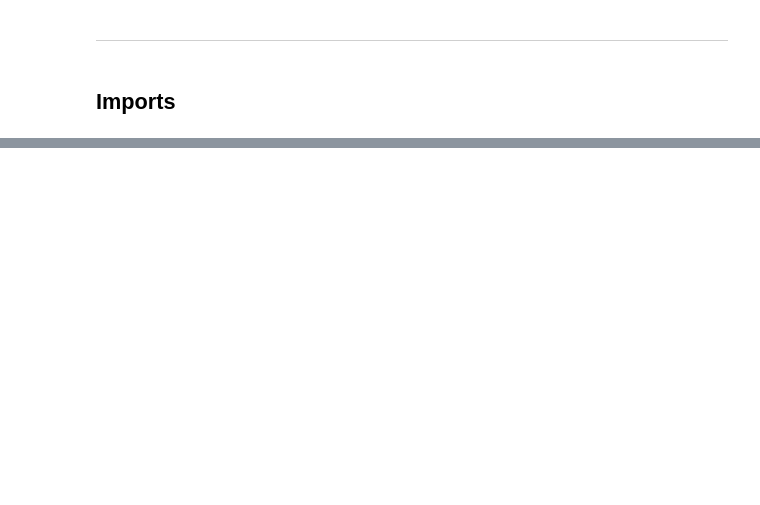
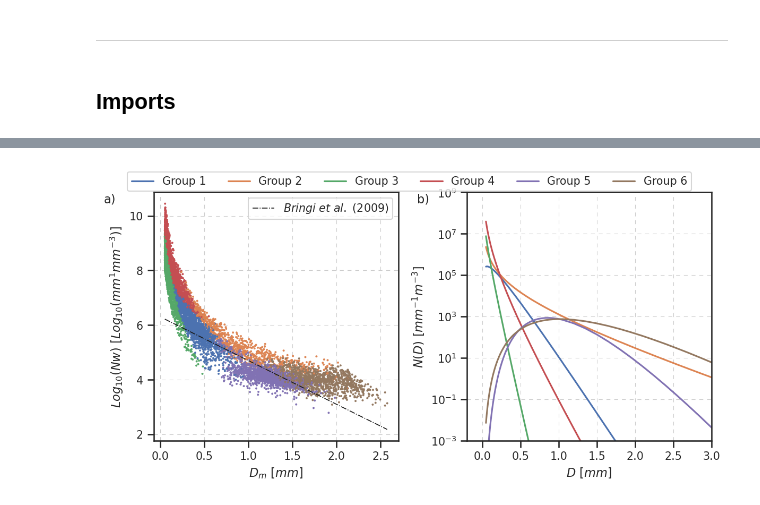
Before and after one commit to aladinor/Ladino_et_al_2025_DNN_PSD_retrieval, a Jupyter notebook: notebooks/K-means-psd.ipynb, the cells around one changed output, grey strips where cells are left out. Cells and saved outputs as stored; diff of their text form; code cells hidden in the pictures; blank space fills up the shorter version.

```diff
--- a/notebooks/K-means-psd.ipynb
+++ b/notebooks/K-means-psd.ipynb
@@ -50,0 +180,2 @@ dt_camp2ex = datatree.open_datatree(path_data, engine='zarr', consolidated=True)
+# %%
+df['kmeans_6'] = kmeans.labels_ + 1
@@ -50,0 +188,68 @@ dt_camp2ex = datatree.open_datatree(path_data, engine='zarr', consolidated=True)
+# %%
+my_cmap6 = ListedColormap(sns.color_palette('deep', n_c))
+colors6 = my_cmap6(np.linspace(0,1,n_c))
+sns.set(rc={"figure.dpi":150, 'savefig.dpi':150})
+sns.set(style='white', font_scale=0.9)
+sns.set_style("ticks")
+# %%
+def norm_gamma(d, nw, mu, dm):
+    """
+    Functions that computes the normalized-gamma size distritubion ()
+    Param d: diameter in mm
+    Param nw: Normalized intercep parameter
+    Param mu: Shape parameter
+    Param dm: Mass-weighted mean diameter
+    """
+    f_mu = (6 * (4 + mu) ** (mu + 4)) / (4 ** 4 * gamma(mu + 4) )
+    slope = (4 + mu) / dm
+    return nw * f_mu * (d / dm) ** mu * np.exp(-slope * d)
+# %%
+fig, axs = plt.subplot_mosaic([['a)', 'b)']], figsize=(8,4))
+
+ax = axs['a)']
+ax = sns.scatterplot(data=df, x=df['dm'], y=df['log10_nw'], hue=df['kmeans'], s=3, ax=ax,
+                          palette=sns.color_palette('deep', 6), legend=False, edgecolor=None)
+
+ax.set_xlabel("$D_m \ [mm]$")
+ax.set_ylabel("$Log_{10}(Nw) \ [Log_{10}(mm^{1}mm^{-3})]$")
+ax.grid('both', linestyle='--', lw=0.5, dashes=[7,7])
+
+dms = np.linspace(df['dm'].min(), df['dm'].max(), 100)
+s_c = -1.6 * dms + 6.3
+ax.plot(dms, s_c, c='k', ls='-.', lw=0.8, label=r"$Bringi \ et \ al. \ (2009)$")
+# ax.hlines(y=3.85, xmin=dms.min(), xmax=dms.max(), colors='k', linestyles='--', lw=0.8, label=r"$Thompson \ et \  al. \ (2015)$")
+ax.legend()
+
+
+ax1 = axs['b)']
+ax1.set_yscale('log')
+ax1.set_ylim(1e-3, 1e9)
+d = dt_camp2ex['Lear'].ds.diameter/1000
+ax1.grid('both')
+ax1.set_ylabel("$N(D) \  [mm^{-1}m^{-3}]$")
+ax1.set_xlabel("$D\ [mm]$")
+ax1.grid('both', linestyle='--', lw=0.5, dashes=[7,7])
+ax1.set_xlim(-0.2, 3)
+
+for i in range(1, n_c + 1):
+    df_sub = df[df['kmeans'] == i]
+    mu = df_sub['mu'].quantile(0.5)
+    dm = df_sub['dm'].quantile(0.5)
+    nw = (10 ** (df_sub['log10_nw'])).quantile(0.5)
+    gm = norm_gamma(d, nw=nw, mu=mu, dm=dm)
+    ax1.plot(d, gm, c=colors6[i-1], label=f"Group {i}")
+
+
+lines_labels = [ax.get_legend_handles_labels() for ax in fig.axes]
+lines, labels = [sum(lol, []) for lol in zip(*lines_labels)]
+
+
+fig.legend(lines[1:], labels[1:], loc='upper center', ncol=6, bbox_to_anchor=[0.5, 1.025])
+for label, ax in axs.items():
+    # label physical distance in and down:
+    trans = mtransforms.ScaledTranslation(-45/72, -1/72, fig.dpi_scale_trans)
+    ax.text(0.0, 1.0, label, transform=ax.transAxes + trans,
+            fontsize='medium', verticalalignment='top')
+fig.tight_layout()
+# %% [output]
+[figure, added]
```
Also changed, not shown: parts of 28 cells of this notebook, 1 other file.
